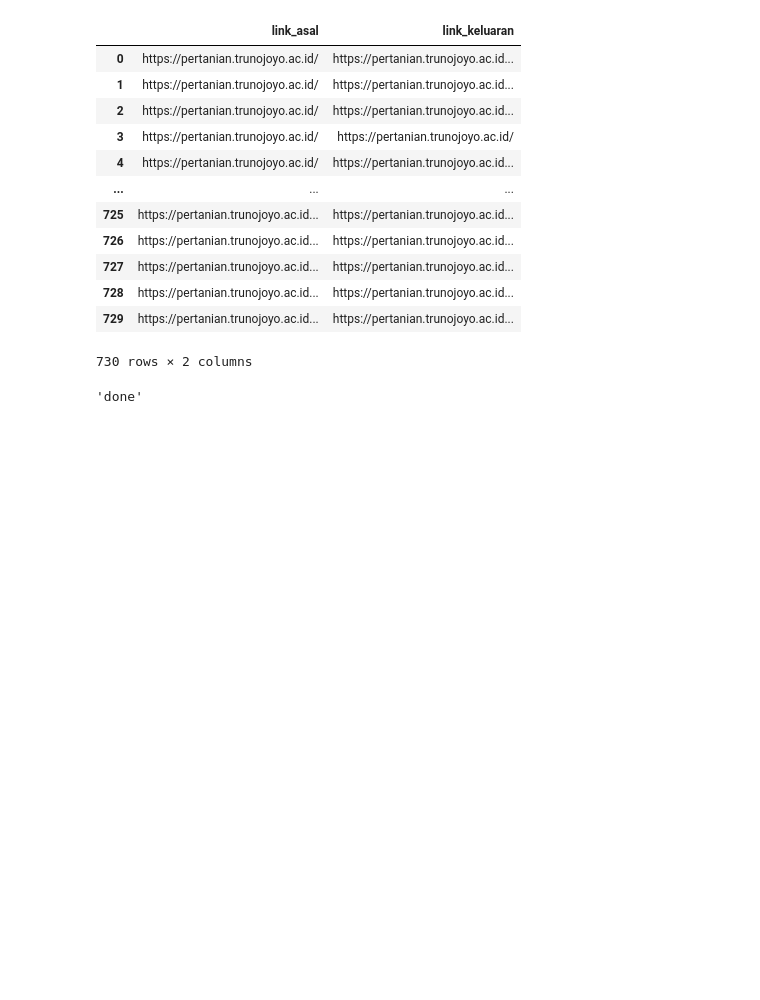
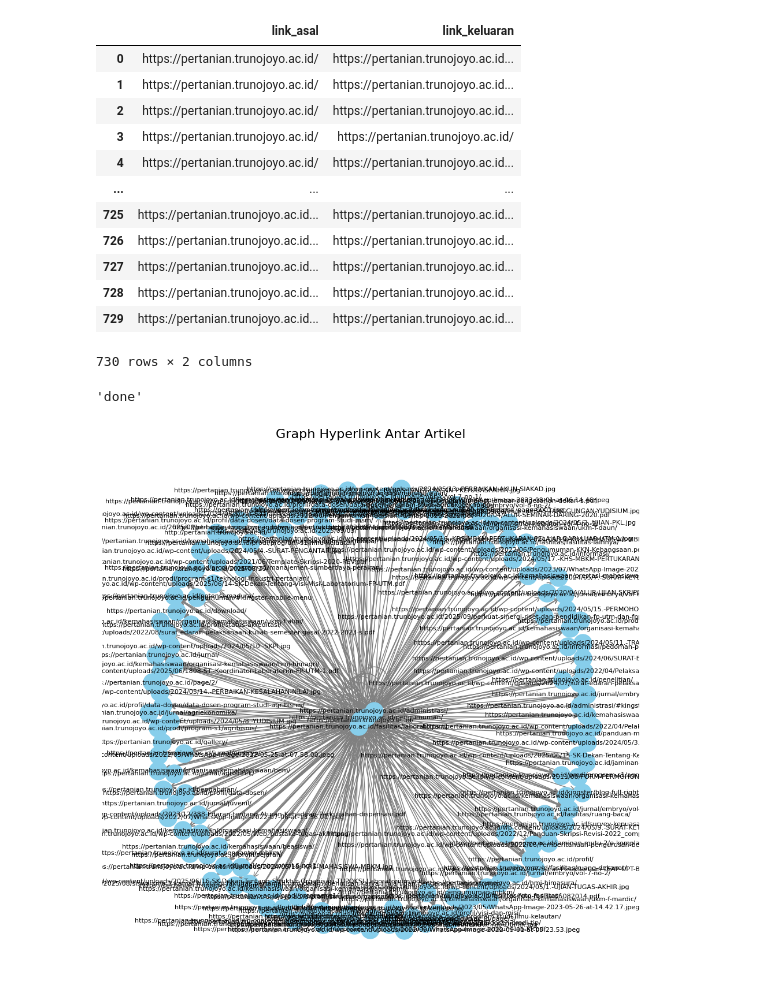
Before and after one commit to hanifbrian123/ppw, a Jupyter notebook: _sources/chapters/crawling-tugas2.ipynb, the cells around one changed output. Saved outputs shown, nothing was run; the diff lists cells and outputs as text; code cells hidden in the pictures; blank space fills up the shorter version.

```diff
--- a/_sources/chapters/crawling-tugas2.ipynb
+++ b/_sources/chapters/crawling-tugas2.ipynb
@@ -413,3 +413,36 @@ df_link.to_csv("./csv/graph_links.csv", index=False)
 "done"
 # %% [output]
 'done'
+# %%
+import csv
+import networkx as nx
+import matplotlib.pyplot as plt
+
+# buat directed graph
+G = nx.DiGraph()
+
+# baca CSV
+with open("./csv/graph_links.csv", newline="", encoding="utf-8") as f:
+    reader = csv.reader(f)
+    next(reader)  # skip header
+
+    for row in reader:
+        no, asal, keluar = row
+        G.add_edge(asal, keluar)  # tambahkan edge (arah dari asal ke keluar)
+
+# ukuran figure
+plt.figure(figsize=(12, 12))
+
+# layout graph
+pos = nx.spring_layout(G, k=0.5, seed=42)  # posisi node otomatis
+
+# gambar nodes dan edges
+nx.draw_networkx_nodes(G, pos, node_size=500, node_color="skyblue")
+nx.draw_networkx_edges(G, pos, arrowstyle="->", arrowsize=15, edge_color="gray")
+nx.draw_networkx_labels(G, pos, font_size=8, font_family="sans-serif")
+
+plt.title("Graph Hyperlink Antar Artikel", fontsize=16)
+plt.axis("off")
+plt.show()
+# %% [output]
+[figure, added]
```
Also changed, not shown: 3 other files.
